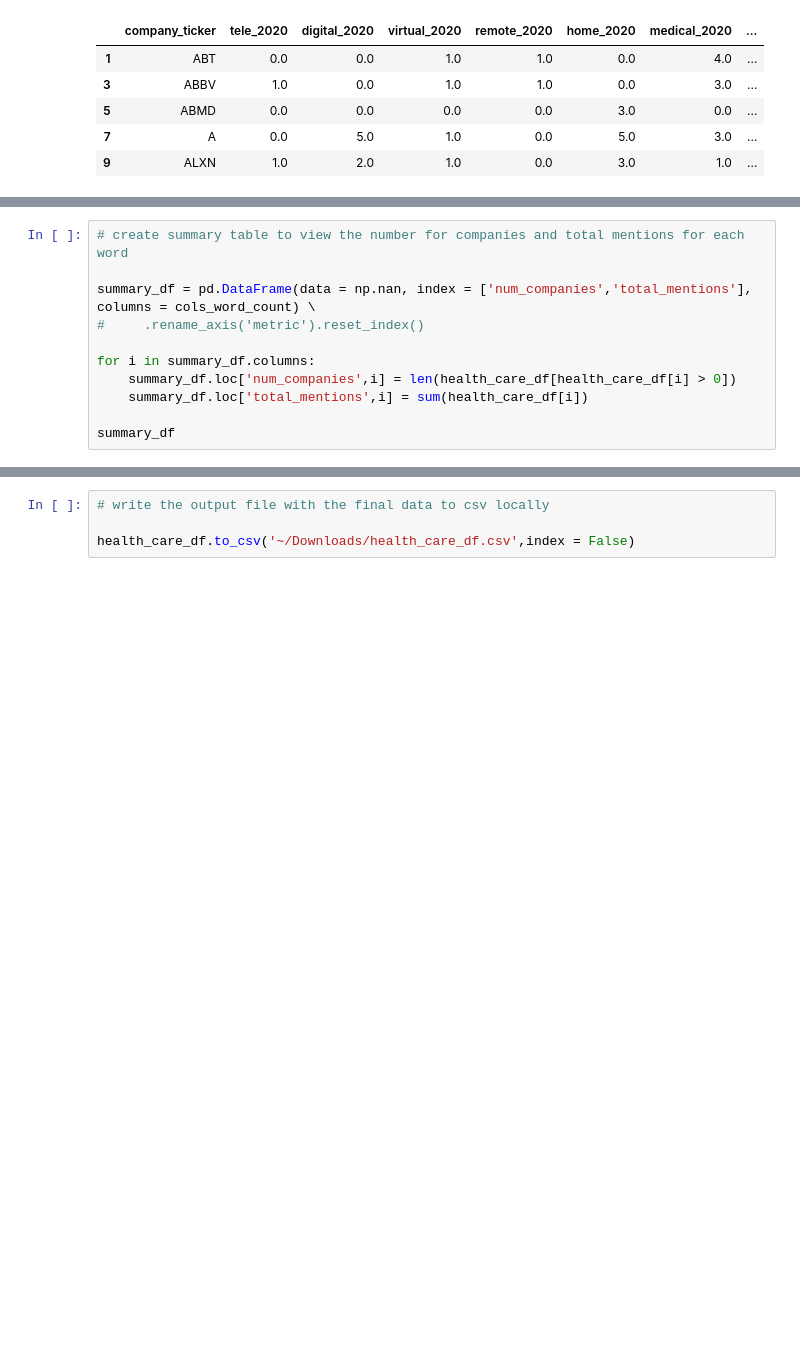
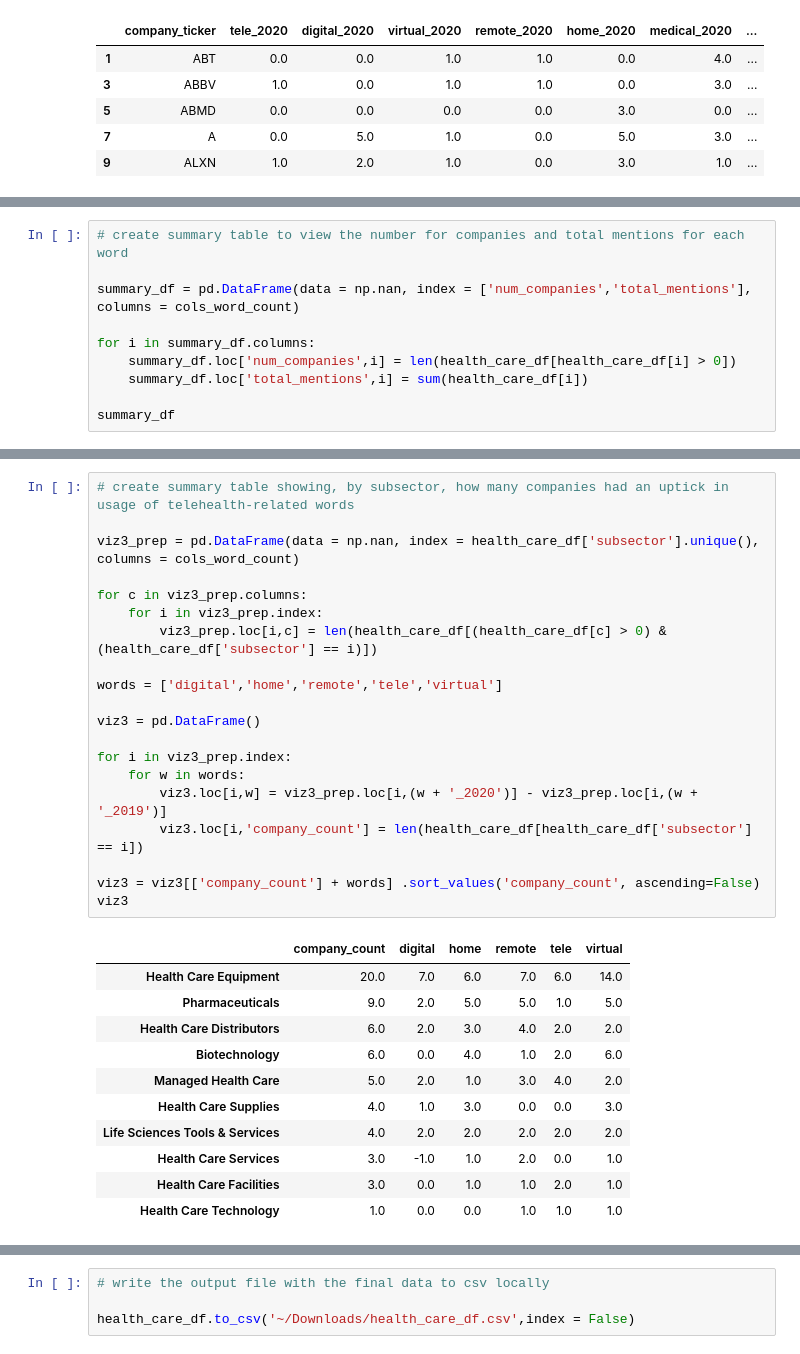
Before and after one commit to nfeifel/analytics, a Jupyter notebook: healthcare_earnings_calls/anlysis.ipynb, the cells around one changed output, grey strips where cells are left out. Drawn from its saved outputs; the diff is of its cells as text; blank space fills up the shorter version.

```diff
--- a/healthcare_earnings_calls/anlysis.ipynb
+++ b/healthcare_earnings_calls/anlysis.ipynb
@@ -267,8 +267,7 @@ health_care_df.head()
 # %%
 # create summary table to view the number for companies and total mentions for each word
 
-summary_df = pd.DataFrame(data = np.nan, index = ['num_companies','total_mentions'], columns = cols_word_count) \
-#     .rename_axis('metric').reset_index()
+summary_df = pd.DataFrame(data = np.nan, index = ['num_companies','total_mentions'], columns = cols_word_count)
 
 for i in summary_df.columns:
     summary_df.loc['num_companies',i] = len(health_care_df[health_care_df[i] > 0])
@@ -302,3 +322,35 @@ viz
+# %%
+# create summary table showing, by subsector, how many companies had an uptick in usage of telehealth-related words
+
+viz3_prep = pd.DataFrame(data = np.nan, index = health_care_df['subsector'].unique(), columns = cols_word_count)
+
+for c in viz3_prep.columns:
+    for i in viz3_prep.index:
+        viz3_prep.loc[i,c] = len(health_care_df[(health_care_df[c] > 0) & (health_care_df['subsector'] == i)])
+
+words = ['digital','home','remote','tele','virtual']
+
+viz3 = pd.DataFrame()
+
+for i in viz3_prep.index:
+    for w in words:
+        viz3.loc[i,w] = viz3_prep.loc[i,(w + '_2020')] - viz3_prep.loc[i,(w + '_2019')]
+        viz3.loc[i,'company_count'] = len(health_care_df[health_care_df['subsector'] == i])
+
+viz3 = viz3[['company_count'] + words] .sort_values('company_count', ascending=False)
+viz3
+# %% [output]
+|  | company_count | digital | home | remote | tele | virtual |
+| Health Care Equipment | 20.0 | 7.0 | 6.0 | 7.0 | 6.0 | 14.0 |
+| Pharmaceuticals | 9.0 | 2.0 | 5.0 | 5.0 | 1.0 | 5.0 |
+| Health Care Distributors | 6.0 | 2.0 | 3.0 | 4.0 | 2.0 | 2.0 |
+| Biotechnology | 6.0 | 0.0 | 4.0 | 1.0 | 2.0 | 6.0 |
+| Managed Health Care | 5.0 | 2.0 | 1.0 | 3.0 | 4.0 | 2.0 |
+| Health Care Supplies | 4.0 | 1.0 | 3.0 | 0.0 | 0.0 | 3.0 |
+| Life Sciences Tools & Services | 4.0 | 2.0 | 2.0 | 2.0 | 2.0 | 2.0 |
+| Health Care Services | 3.0 | -1.0 | 1.0 | 2.0 | 0.0 | 1.0 |
+| Health Care Facilities | 3.0 | 0.0 | 1.0 | 1.0 | 2.0 | 1.0 |
+| Health Care Technology | 1.0 | 0.0 | 0.0 | 1.0 | 1.0 | 1.0 |
 # %% [markdown]
 # company market cap #
 
```
Also changed, not shown: parts of 6 cells of this notebook.
